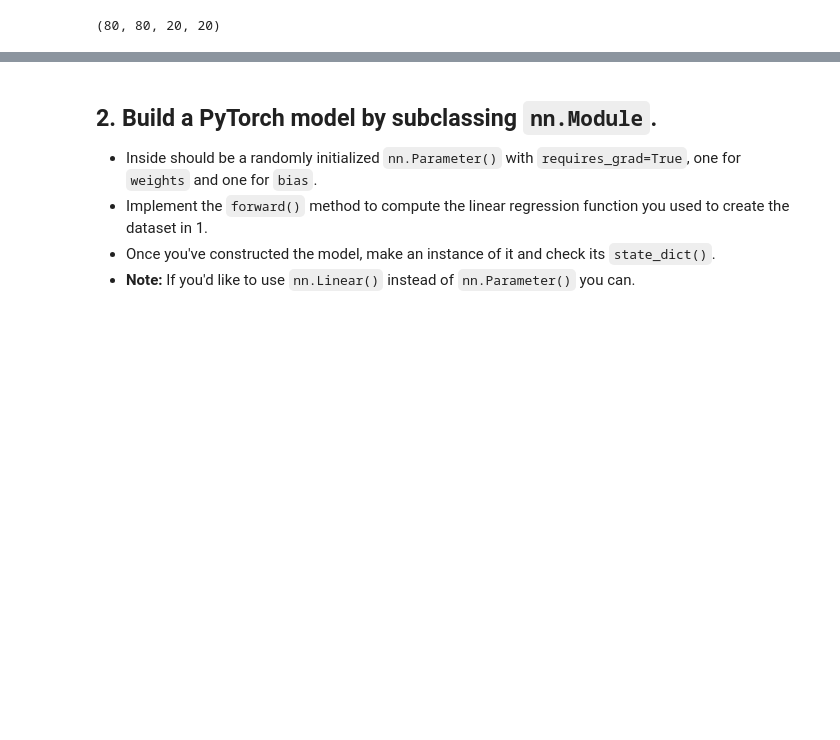
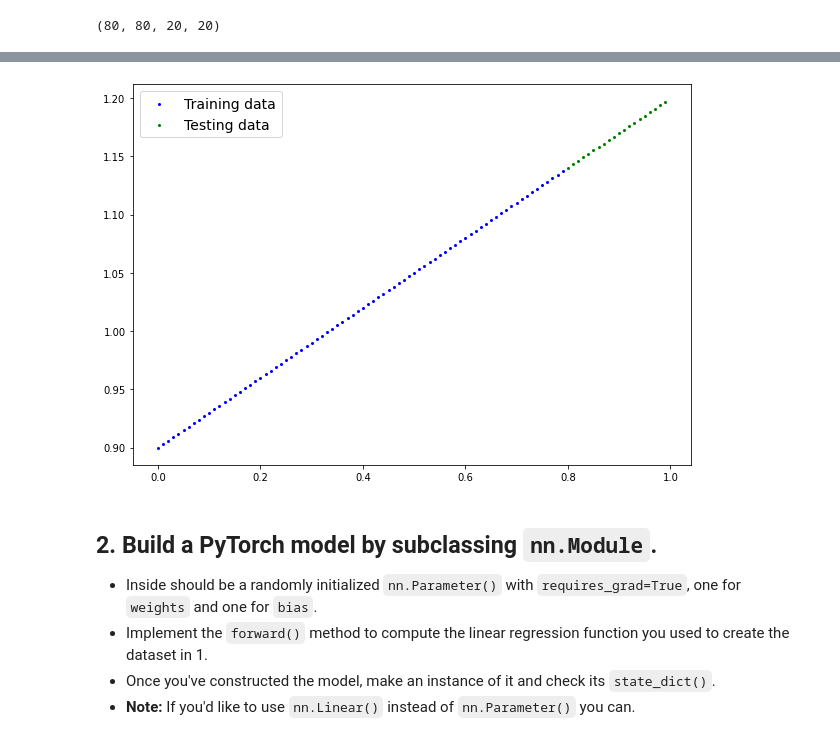
Before and after one commit to zahra-sharifzadeh/pytorch, a Jupyter notebook: extras/exercises/01_pytorch_workflow_exercises.ipynb, the cells around one changed output, grey strips where cells are left out. Cells and saved outputs as stored; diff of their text form; code cells hidden in the pictures; blank space fills up the shorter version.

```diff
--- a/extras/exercises/01_pytorch_workflow_exercises.ipynb
+++ b/extras/exercises/01_pytorch_workflow_exercises.ipynb
@@ -118,6 +121,10 @@ def plot_prediction(
   # show the legend
   plt.legend(prop={"size": 14})
   plt.show()
+# %%
+plot_prediction()
+# %% [output]
+[figure, added]
 # %% [markdown]
 ## 2. Build a PyTorch model by subclassing `nn.Module`.
   * Inside should be a randomly initialized `nn.Parameter()` with `requires_grad=True`, one for `weights` and one for `bias`.
```
Also changed, not shown: parts of 10 cells of this notebook.
